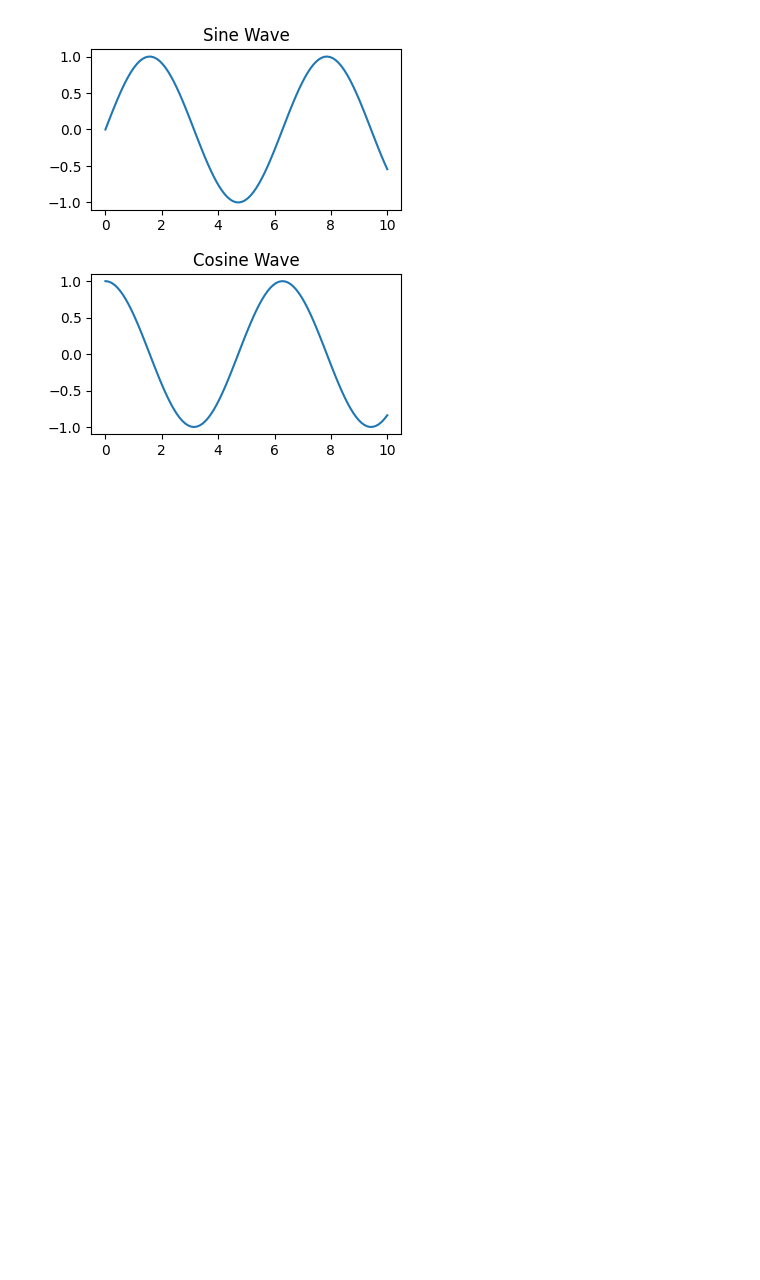
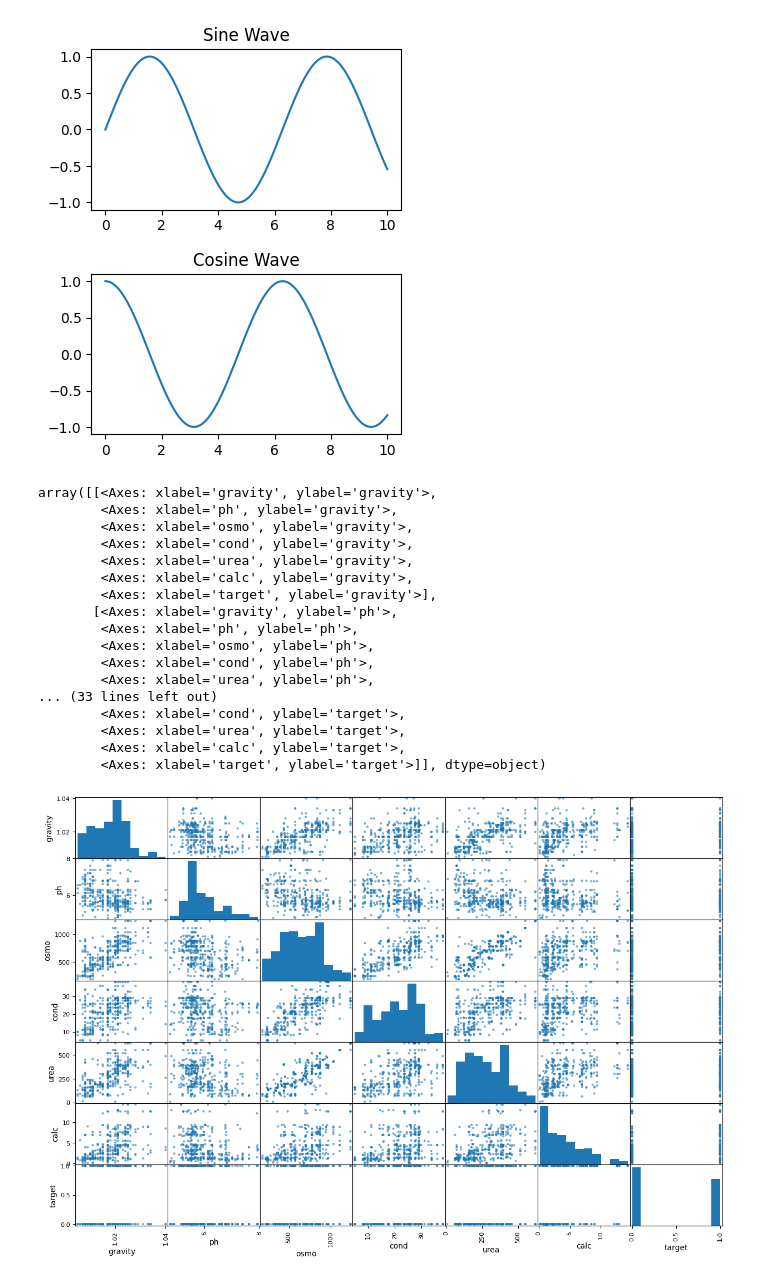
Before and after one commit to reese-quinto/DATA3402.Spring23, a Jupyter notebook: Kaggle/KC_sandbox01.ipynb, the cells around one changed output. Drawn from its saved outputs; the diff is of its cells as text; code cells hidden in the pictures; blank space fills up the shorter version.

Commit message:
KC scatter matrix

```diff
--- a/Kaggle/KC_sandbox01.ipynb
+++ b/Kaggle/KC_sandbox01.ipynb
@@ -163,3 +163,24 @@ plt.subplots_adjust(hspace=0.4)
 plt.show()
 # %% [output]
 [figure]
+# %%
+pd.plotting.scatter_matrix(train_file,alpha=.6,figsize=(15,10))
+# %% [output]
+array([[<Axes: xlabel='gravity', ylabel='gravity'>,
+        <Axes: xlabel='ph', ylabel='gravity'>,
+        <Axes: xlabel='osmo', ylabel='gravity'>,
+        <Axes: xlabel='cond', ylabel='gravity'>,
+        <Axes: xlabel='urea', ylabel='gravity'>,
+        <Axes: xlabel='calc', ylabel='gravity'>,
+        <Axes: xlabel='target', ylabel='gravity'>],
+       [<Axes: xlabel='gravity', ylabel='ph'>,
+        <Axes: xlabel='ph', ylabel='ph'>,
+        <Axes: xlabel='osmo', ylabel='ph'>,
+        <Axes: xlabel='cond', ylabel='ph'>,
+        <Axes: xlabel='urea', ylabel='ph'>,
+... (33 lines left out)
+        <Axes: xlabel='cond', ylabel='target'>,
+        <Axes: xlabel='urea', ylabel='target'>,
+        <Axes: xlabel='calc', ylabel='target'>,
+        <Axes: xlabel='target', ylabel='target'>]], dtype=object)
+[figure, added]
```
